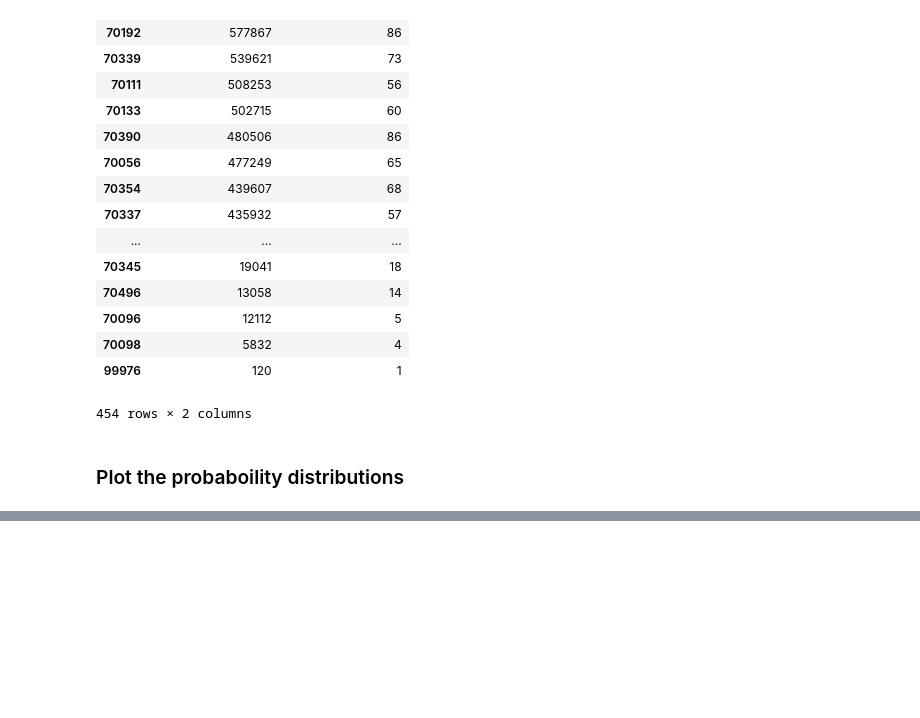
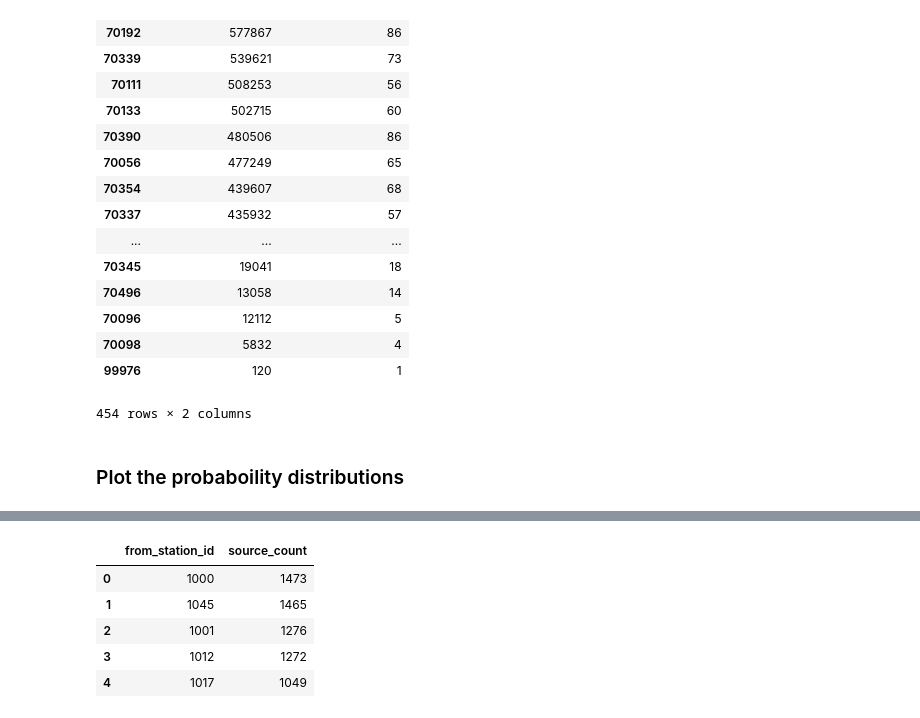
Before and after one commit to raj-sinha/BJRV, a Jupyter notebook: working_with_data.ipynb, the cells around one changed output, grey strips where cells are left out. Saved outputs shown, nothing was run; the diff lists cells and outputs as text; code cells hidden in the pictures; blank space fills up the shorter version.

```diff
--- a/working_with_data.ipynb
+++ b/working_with_data.ipynb
@@ -396,0 +426,12 @@ display_distribution(grouped_bikes['RentalCountPerBike'], \
+# %%
+# 1.2  group by source of bike rentals
+grouped_sources_df = rentals_df.groupby('from_station_id').size() \
+                  .sort_values(ascending=False).reset_index(name='source_count')
+grouped_sources_df.head()
+# %% [output]
+|  | from_station_id | source_count |
+| 0 | 1000 | 1473 |
+| 1 | 1045 | 1465 |
+| 2 | 1001 | 1276 |
+| 3 | 1012 | 1272 |
+| 4 | 1017 | 1049 |
```
Also changed, not shown: parts of 16 cells of this notebook.
